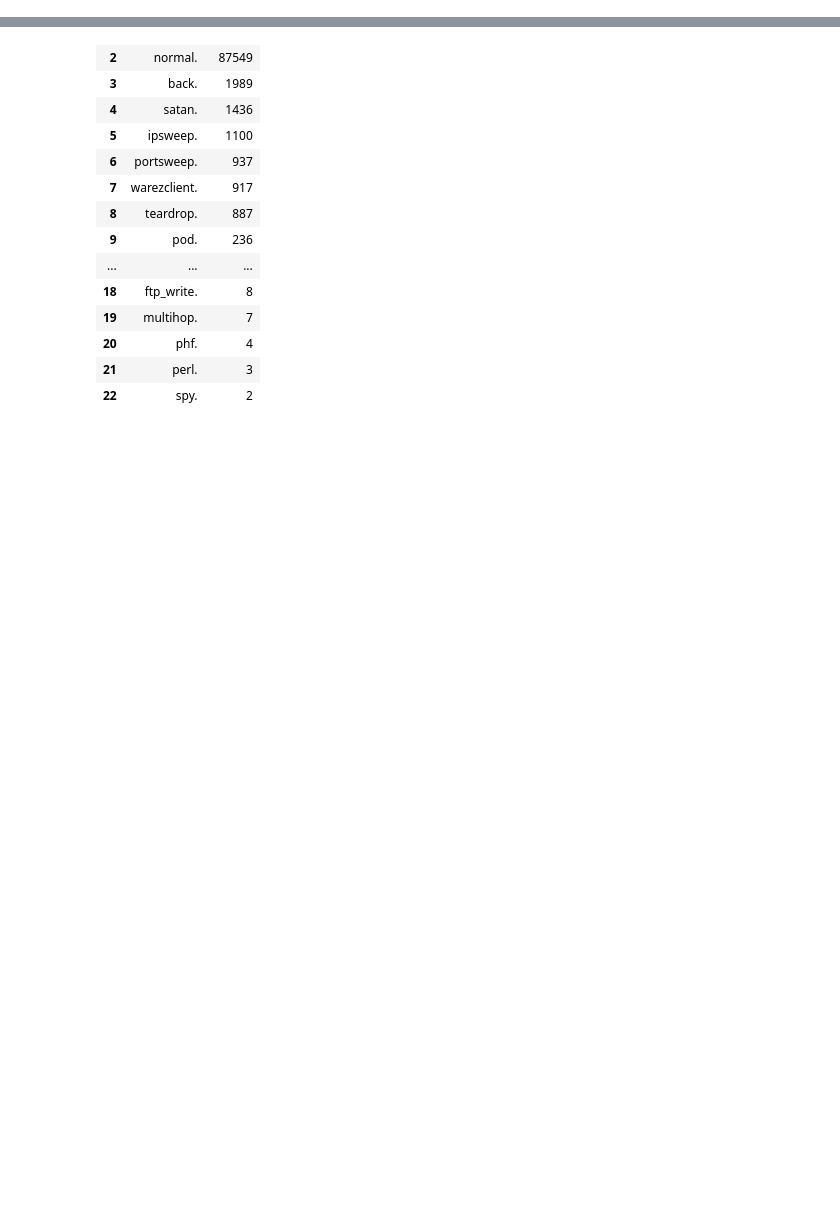
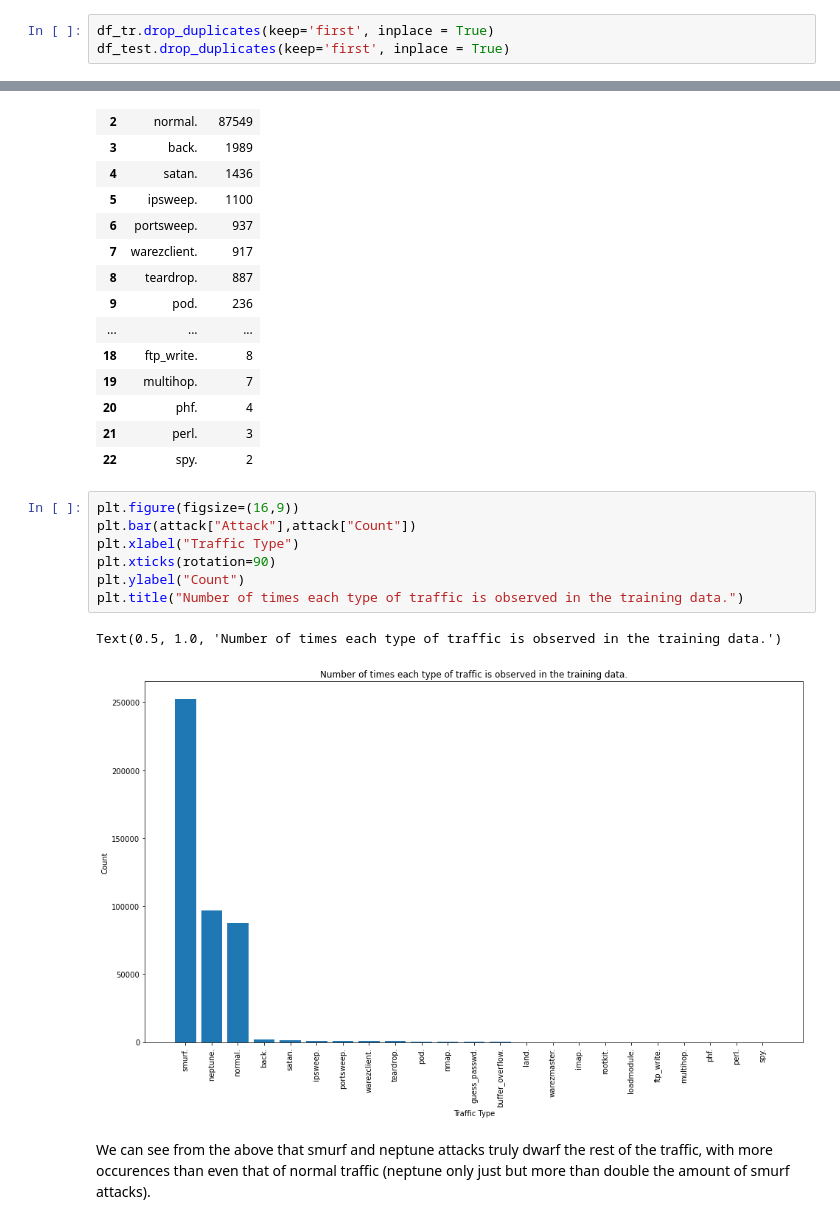
Before and after one commit to gabejg/DST-Assessment-01, a Jupyter notebook: Gabriel Grant/Assessment 01.ipynb, the cells around one changed output, grey strips where cells are left out. Cells and saved outputs as stored; diff of their text form; blank space fills up the shorter version.

```diff
--- a/Gabriel Grant/Assessment 01.ipynb
+++ b/Gabriel Grant/Assessment 01.ipynb
@@ -70,0 +106,3 @@ What we are most interested in in this project is the ability to predict normal
+# %%
+df_tr.drop_duplicates(keep='first', inplace = True)
+df_test.drop_duplicates(keep='first', inplace = True)
@@ -92,4 +147,16 @@ attack
 | 20 | phf. | 4 |
 | 21 | perl. | 3 |
 | 22 | spy. | 2 |
+# %%
+plt.figure(figsize=(16,9))
+plt.bar(attack["Attack"],attack["Count"])
+plt.xlabel("Traffic Type")
+plt.xticks(rotation=90)
+plt.ylabel("Count")
+plt.title("Number of times each type of traffic is observed in the training data.")
+# %% [output]
+Text(0.5, 1.0, 'Number of times each type of traffic is observed in the training data.')
+[figure, added]
+# %% [markdown]
+We can see from the above that smurf and neptune attacks truly dwarf the rest of the traffic, with more occurences than even that of normal traffic (neptune only just but more than double the amount of smurf attacks).
 # %%
```
Also changed, not shown: parts of 13 cells of this notebook.
